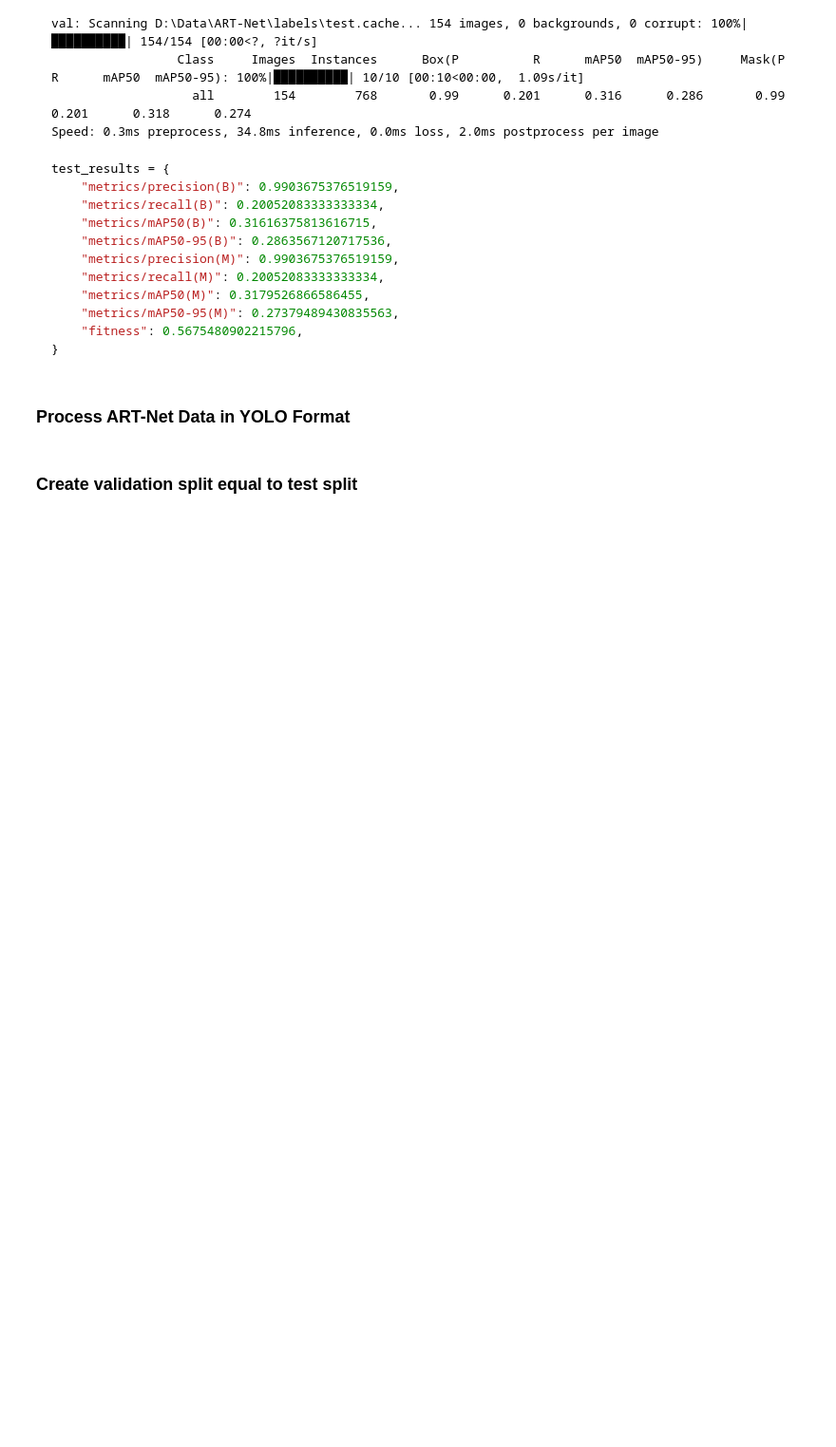
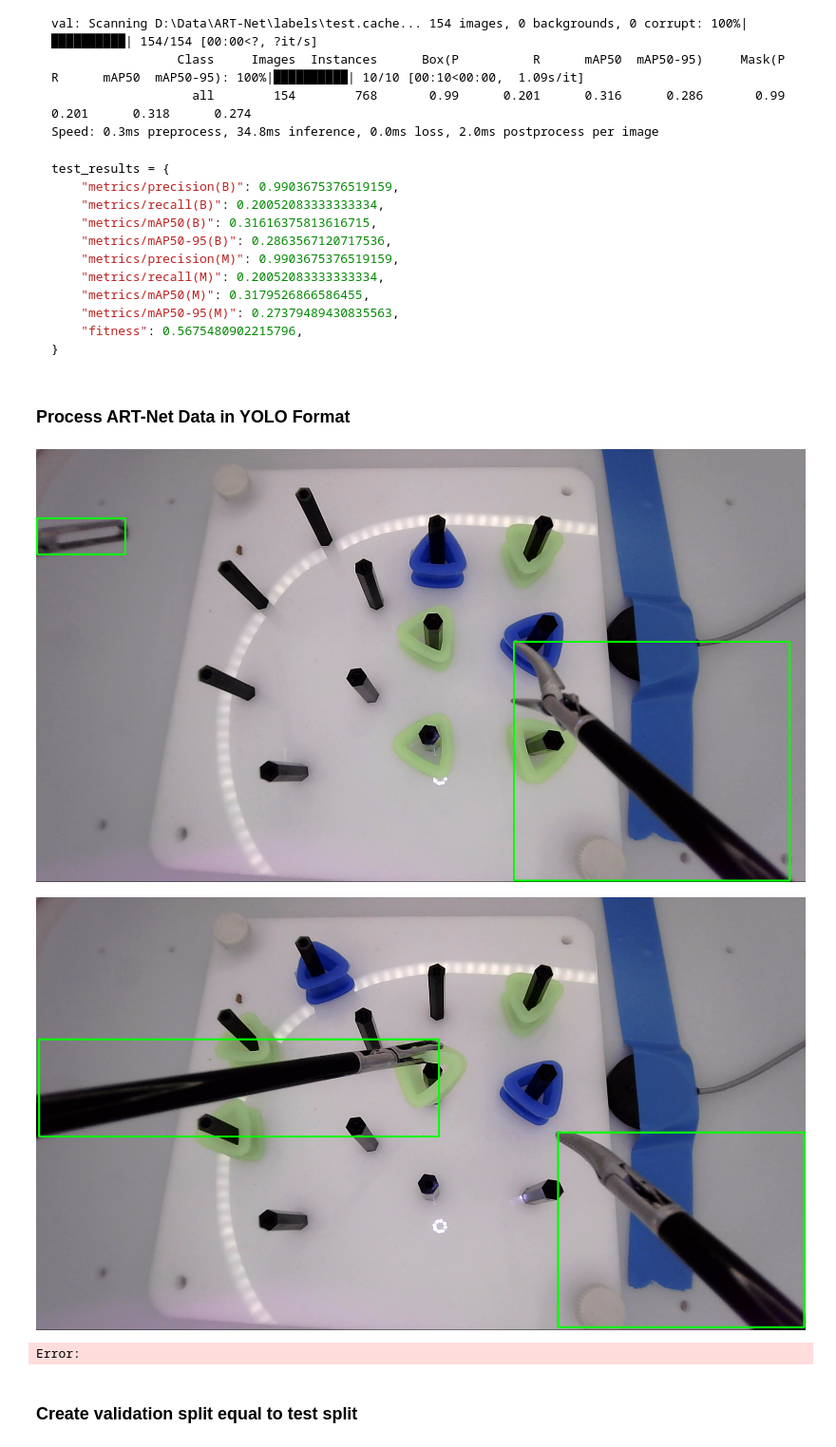
Before and after one commit to omariosc/msc-surgical-tool-tracking, a Jupyter notebook: ART.ipynb, the cells around one changed output. Shown at 95% size. Cells and saved outputs as stored; diff of their text form; code cells hidden in the pictures; blank space fills up the shorter version.

Commit message:
Views bounding boxes

```diff
--- a/ART.ipynb
+++ b/ART.ipynb
@@ -735,3 +710,39 @@ def view_bounding_boxes():
+# %%
+# Iterate over images and plot bounding boxes
+import os
+import cv2
+from IPython.display import Image, display
+
+def view_bounding_boxes(image_dir, label_dir):
+    for image_file in os.listdir(image_dir):
+        if image_file.endswith(".png"):
+            image_path = os.path.join(image_dir, image_file)
+            label_file = os.path.join(label_dir, image_file.replace(".png", ".txt"))
+            image = cv2.imread(image_path)
+            img_h, img_w = image.shape[:2]
+            with open(label_file, "r") as f:
+                lines = f.readlines()
+                for line in lines:
+                    class_id, x_center, y_center, width, height = map(
+                        float, line.strip().split()
+                    )
+                    x = int((x_center - width / 2) * img_w)
+                    y = int((y_center - height / 2) * img_h)
+                    w = int(width * img_w)
+                    h = int(height * img_h)
+                    cv2.rectangle(image, (x, y), (x + w, y + h), (0, 255, 0), 3)
+            # cv2.imshow("image", image)
+            # cv2.waitKey(0)
+            # cv2.destroyAllWindows()
+            # Output the image inline
+            cv2.imwrite("tmp/temp.png", image)
+            display(Image("tmp/temp.png"))
+
+view_bounding_boxes("data/6DOF/Test 5 labels", "data/6DOF/Test 5 labels")
+# %% [output]
+[figure, added]
+[figure, added]
+Error:
 # %% [markdown]
 ### Create validation split equal to test split
 # %%
```
Also changed, not shown: parts of 1 cell of this notebook.
